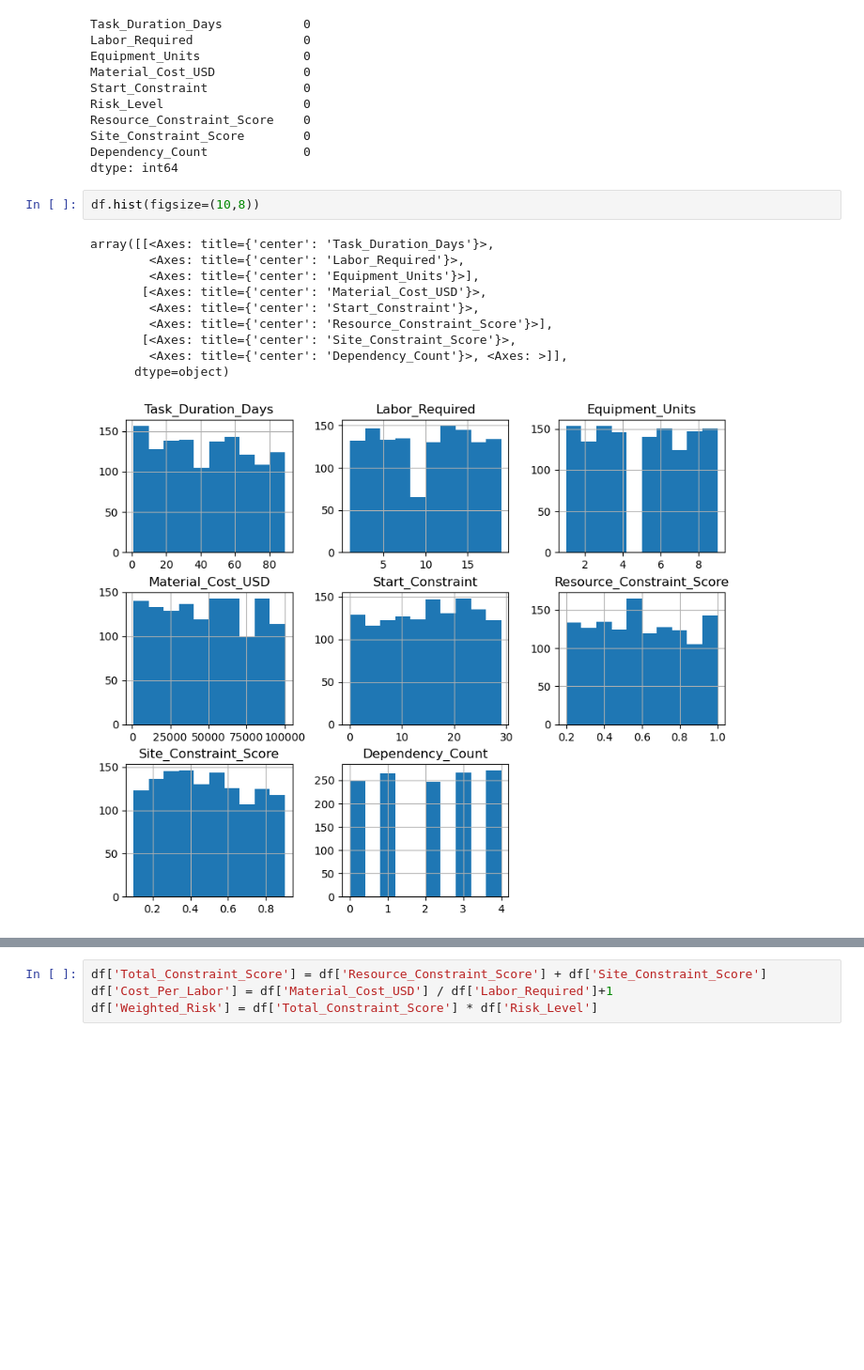
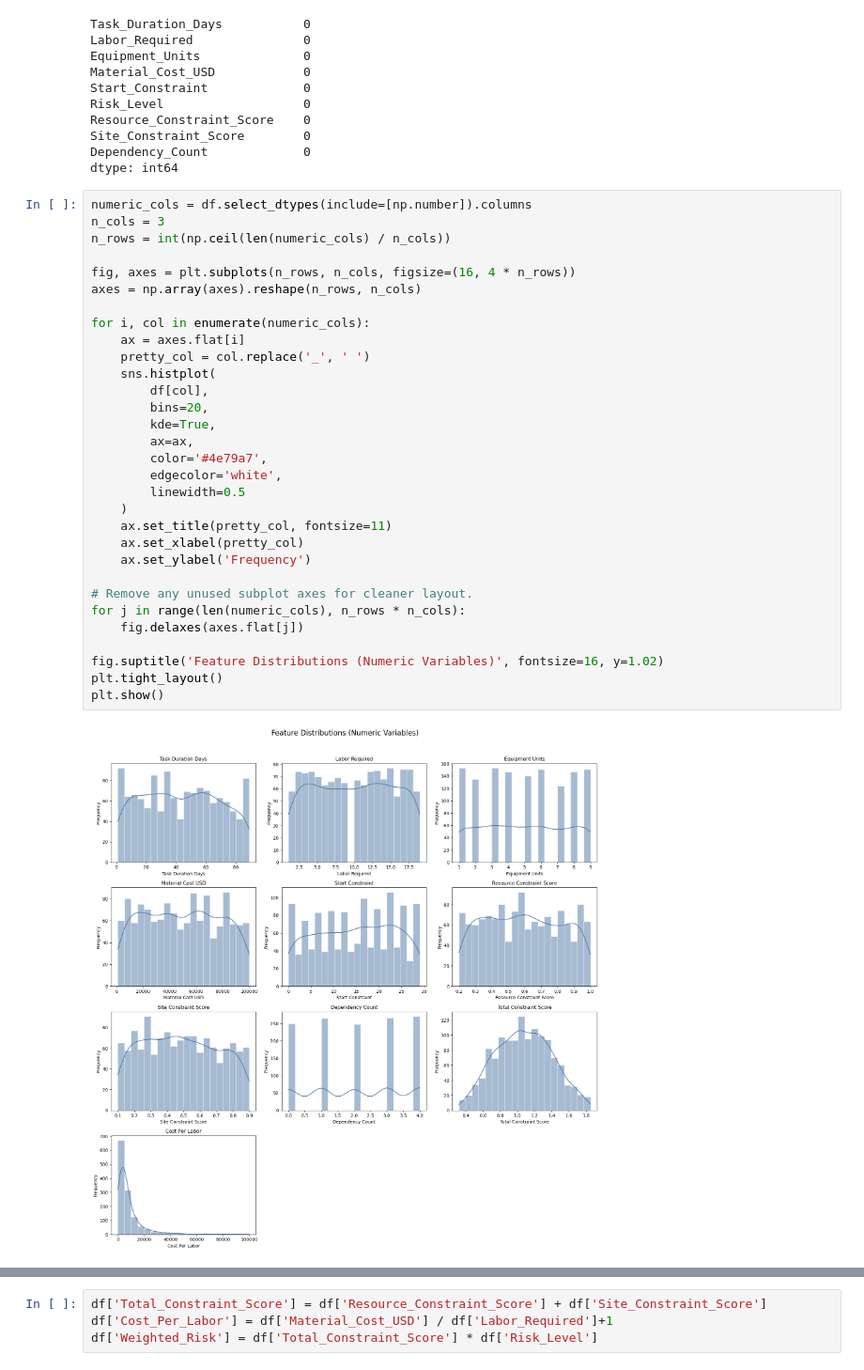
Before and after one commit to Aidan303/Construction-Project-Management-ML-Project, a Jupyter notebook: eda.ipynb, the cells around one changed output, grey strips where cells are left out. Shown at 94% size. Drawn from its saved outputs; the diff is of its cells as text; blank space fills up the shorter version.

Commit message:
Remade graphics to be cleaner and easier to read

```diff
--- a/eda.ipynb
+++ b/eda.ipynb
@@ -46,16 +46,36 @@ Site_Constraint_Score        0
 Dependency_Count             0
 dtype: int64
 # %%
-df.hist(figsize=(10,8))
+numeric_cols = df.select_dtypes(include=[np.number]).columns
+n_cols = 3
+n_rows = int(np.ceil(len(numeric_cols) / n_cols))
+
+fig, axes = plt.subplots(n_rows, n_cols, figsize=(16, 4 * n_rows))
+axes = np.array(axes).reshape(n_rows, n_cols)
+
+for i, col in enumerate(numeric_cols):
+    ax = axes.flat[i]
+    pretty_col = col.replace('_', ' ')
+    sns.histplot(
+        df[col],
+        bins=20,
+        kde=True,
+        ax=ax,
+        color='#4e79a7',
+        edgecolor='white',
+        linewidth=0.5
+    )
+    ax.set_title(pretty_col, fontsize=11)
+    ax.set_xlabel(pretty_col)
+    ax.set_ylabel('Frequency')
+
+# Remove any unused subplot axes for cleaner layout.
+for j in range(len(numeric_cols), n_rows * n_cols):
+    fig.delaxes(axes.flat[j])
+
+fig.suptitle('Feature Distributions (Numeric Variables)', fontsize=16, y=1.02)
+plt.tight_layout()
+plt.show()
 # %% [output]
-array([[<Axes: title={'center': 'Task_Duration_Days'}>,
-        <Axes: title={'center': 'Labor_Required'}>,
-        <Axes: title={'center': 'Equipment_Units'}>],
-       [<Axes: title={'center': 'Material_Cost_USD'}>,
-        <Axes: title={'center': 'Start_Constraint'}>,
-        <Axes: title={'center': 'Resource_Constraint_Score'}>],
-       [<Axes: title={'center': 'Site_Constraint_Score'}>,
-        <Axes: title={'center': 'Dependency_Count'}>, <Axes: >]],
-      dtype=object)
-[figure, old version]
+[figure, new version]
 # %%
```
Also changed, not shown: parts of 1 cell of this notebook, 2 other files.
